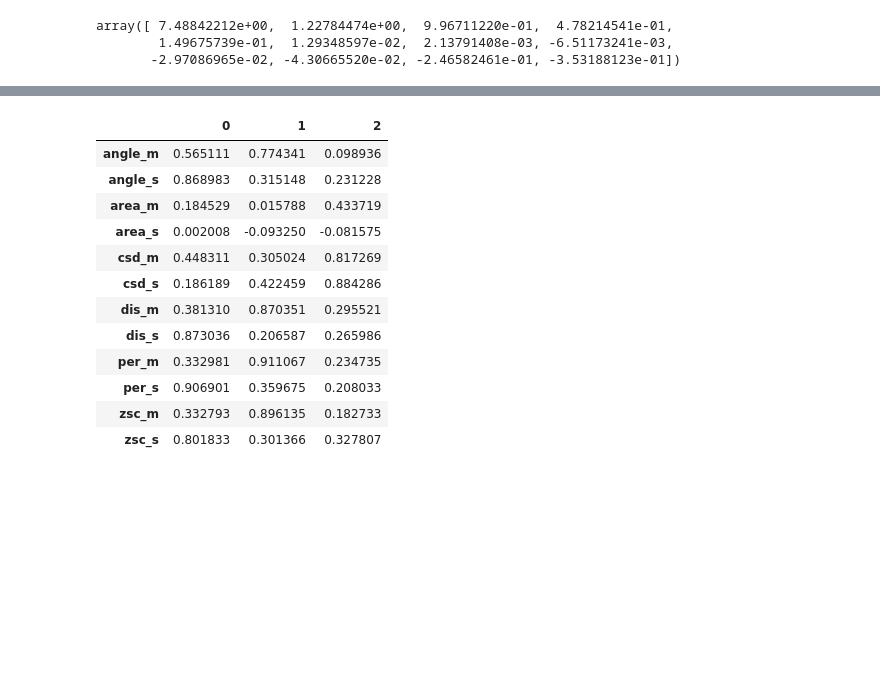
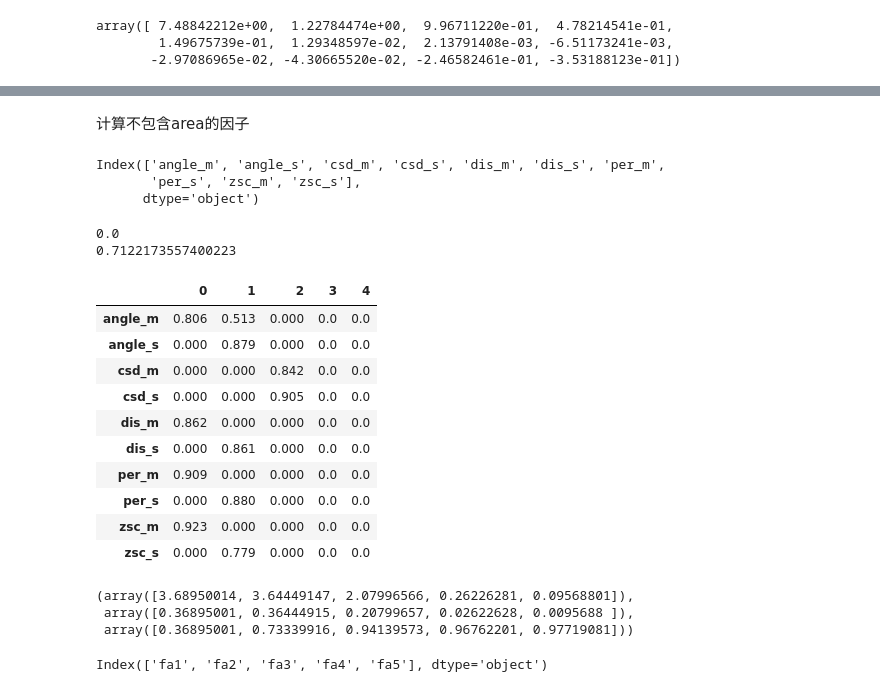
Before and after one commit to DLoveS1314/test_RandomForestRegressor, a Jupyter notebook: processdata.ipynb, the cells around one changed output, grey strips where cells are left out. Saved outputs shown, nothing was run; the diff lists cells and outputs as text; code cells hidden in the pictures; blank space fills up the shorter version.

```diff
--- a/processdata.ipynb
+++ b/processdata.ipynb
@@ -675,18 +746,60 @@ pd.DataFrame(fa.get_communalities(),index=df_normalized.columns)
-# %%
-#  查看成分矩阵
-
-pd.DataFrame(fa.loadings_,index=df_normalized.columns)
-# %% [output]
-|  | 0 | 1 | 2 |
-| angle_m | 0.565111 | 0.774341 | 0.098936 |
-| angle_s | 0.868983 | 0.315148 | 0.231228 |
-| area_m | 0.184529 | 0.015788 | 0.433719 |
-| area_s | 0.002008 | -0.093250 | -0.081575 |
-| csd_m | 0.448311 | 0.305024 | 0.817269 |
-| csd_s | 0.186189 | 0.422459 | 0.884286 |
-| dis_m | 0.381310 | 0.870351 | 0.295521 |
-| dis_s | 0.873036 | 0.206587 | 0.265986 |
-| per_m | 0.332981 | 0.911067 | 0.234735 |
-| per_s | 0.906901 | 0.359675 | 0.208033 |
-| zsc_m | 0.332793 | 0.896135 | 0.182733 |
-| zsc_s | 0.801833 | 0.301366 | 0.327807 |
+# %% [markdown]
+计算不包含area的因子
+# %%
+df_normalized.columns
+name =['angle_m', 'angle_s',  'csd_m', 'csd_s', 'dis_m',
+       'dis_s', 'per_m', 'per_s', 'zsc_m', 'zsc_s']
+df_noarea = df_normalized[name]
+df_noarea.columns
+# %% [output]
+Index(['angle_m', 'angle_s', 'csd_m', 'csd_s', 'dis_m', 'dis_s', 'per_m',
+       'per_s', 'zsc_m', 'zsc_s'],
+      dtype='object')
+# %%
+# 因子分析检验
+_,p_value=calculate_bartlett_sphericity(df_normalized)
+print( p_value)
+# 计算KMO值
+_,kmo_model=calculate_kmo(df_normalized)
+print(kmo_model)
+# %% [output]
+0.0
+0.7122173557400223
+# %%
+from factor_analyzer import FactorAnalyzer
+import numpy as np
+# 读取数据
+# data = pd.read_csv('data.csv')
+
+# 初始化因子分析模型，并使用最大似然方法对数据进行因子分析
+fa_noarea = FactorAnalyzer(  n_factors=5, rotation='varimax')
+fa_noarea.fit(df_noarea)
+# 输出因子载荷矩阵
+loadings = fa_noarea.loadings_
+loadings[np.where(loadings<0.5)]=0.0
+loadings =np.round(loadings,3)
+loading_df =pd.DataFrame(loadings,index= df_noarea.columns)
+loading_df
+# %% [output]
+|  | 0 | 1 | 2 | 3 | 4 |
+| angle_m | 0.806 | 0.513 | 0.000 | 0.0 | 0.0 |
+| angle_s | 0.000 | 0.879 | 0.000 | 0.0 | 0.0 |
+| csd_m | 0.000 | 0.000 | 0.842 | 0.0 | 0.0 |
+| csd_s | 0.000 | 0.000 | 0.905 | 0.0 | 0.0 |
+| dis_m | 0.862 | 0.000 | 0.000 | 0.0 | 0.0 |
+| dis_s | 0.000 | 0.861 | 0.000 | 0.0 | 0.0 |
+| per_m | 0.909 | 0.000 | 0.000 | 0.0 | 0.0 |
+| per_s | 0.000 | 0.880 | 0.000 | 0.0 | 0.0 |
+| zsc_m | 0.923 | 0.000 | 0.000 | 0.0 | 0.0 |
+| zsc_s | 0.000 | 0.779 | 0.000 | 0.0 | 0.0 |
+# %%
+fa_noarea.get_factor_variance()
+# %% [output]
+(array([3.68950014, 3.64449147, 2.07996566, 0.26226281, 0.09568801]),
+ array([0.36895001, 0.36444915, 0.20799657, 0.02622628, 0.0095688 ]),
+ array([0.36895001, 0.73339916, 0.94139573, 0.96762201, 0.97719081]))
+# %%
+df_score_noarea = pd.DataFrame(fa_noarea.transform(df_noarea),columns=['fa1','fa2','fa3','fa4','fa5',])
+df_score_noarea.columns##得到公因子
+# %% [output]
+Index(['fa1', 'fa2', 'fa3', 'fa4', 'fa5'], dtype='object')
```
Also changed, not shown: parts of 28 cells of this notebook, 3 other files.
